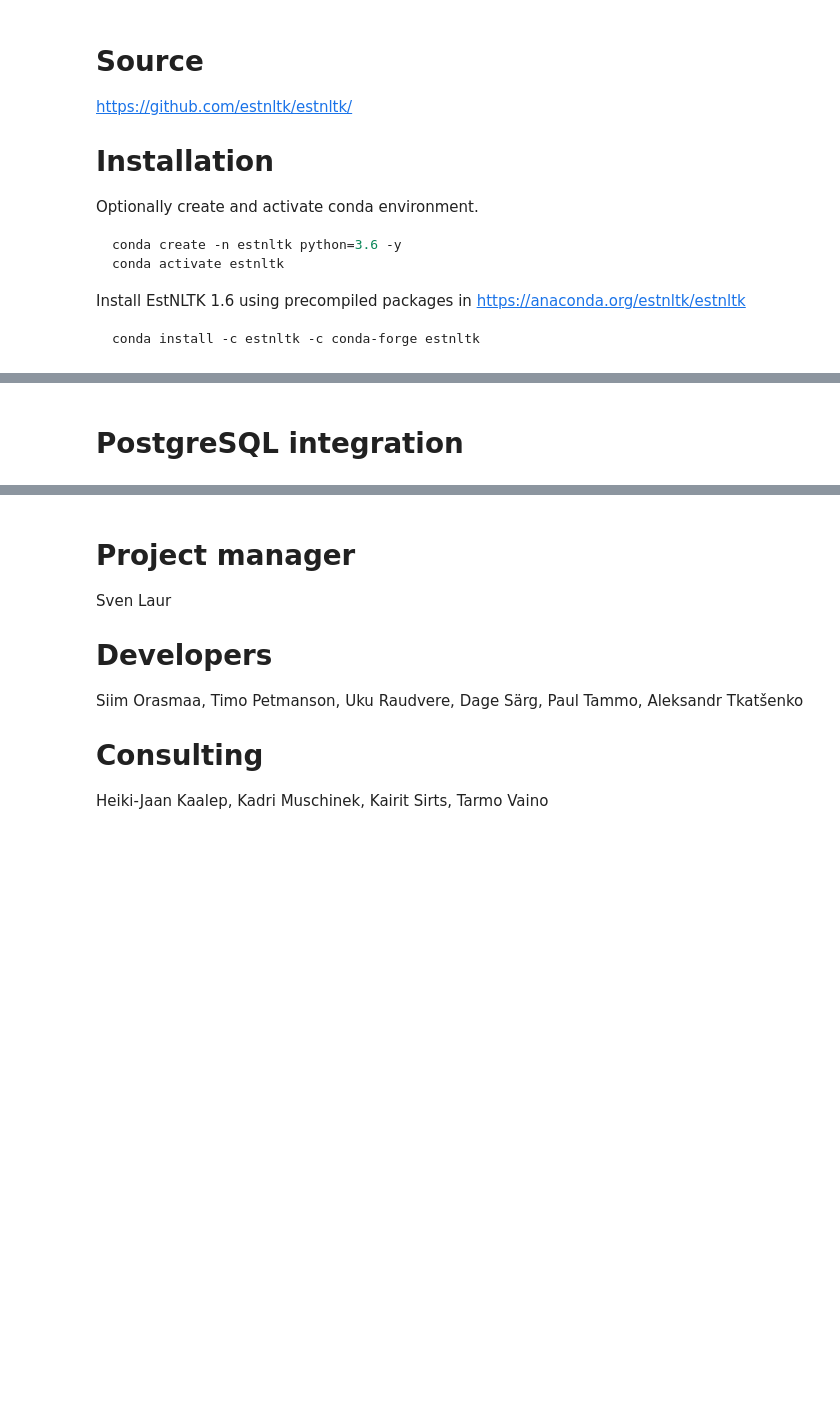
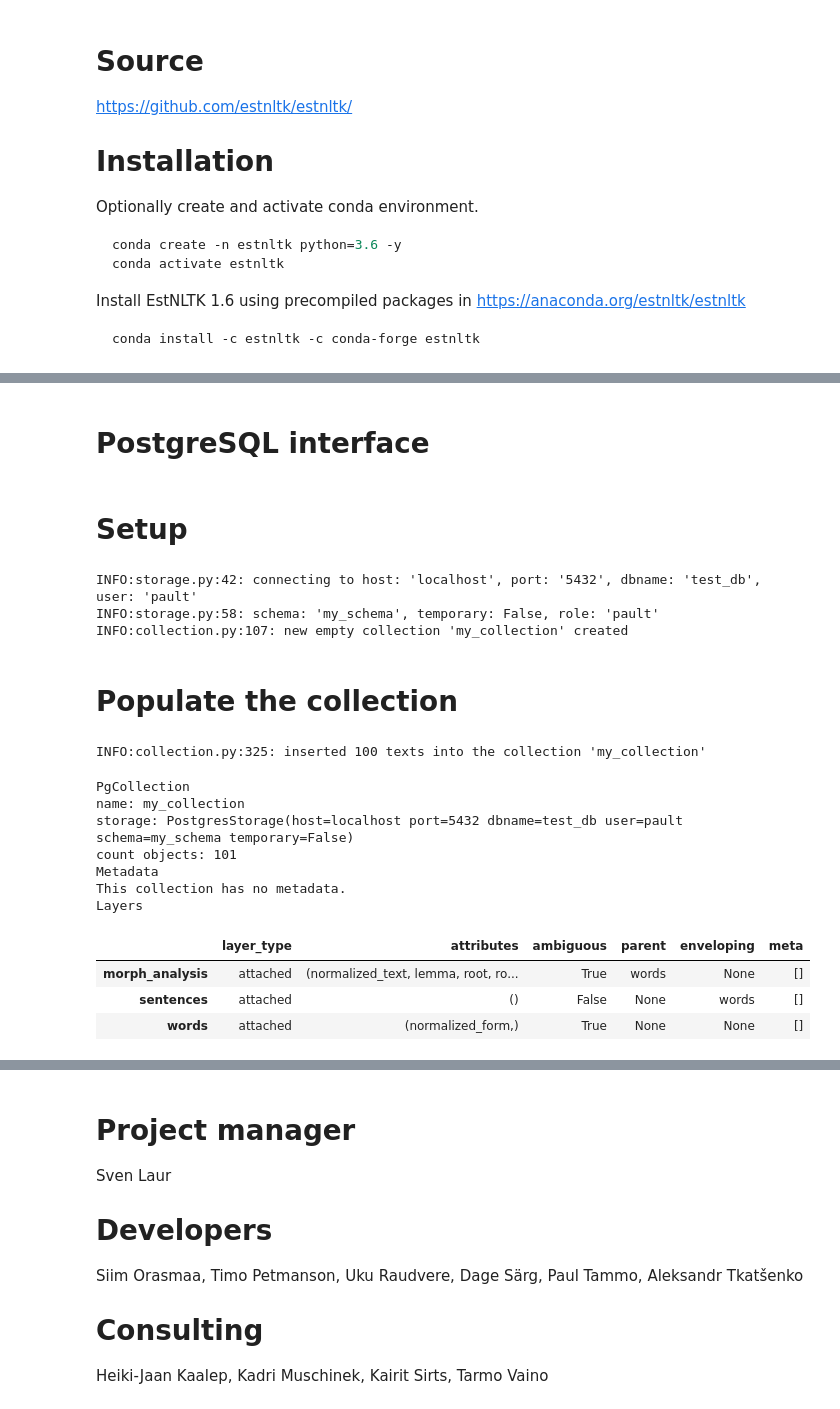
Before and after one commit to estnltk/presentation, a Jupyter notebook: 2019-10_pycon_paul_tammo/2019-10_pycon_paul_tammo.ipynb, the cells around one changed output, grey strips where cells are left out. Drawn from its saved outputs; the diff is of its cells as text; code cells hidden in the pictures; blank space fills up the shorter version.

```diff
--- a/2019-10_pycon_paul_tammo/2019-10_pycon_paul_tammo.ipynb
+++ b/2019-10_pycon_paul_tammo/2019-10_pycon_paul_tammo.ipynb
@@ -71,2 +169,48 @@ Layer
 # %% [markdown]
-# PostgreSQL integration
+# PostgreSQL interface
+# %% [markdown]
+# Setup
+# %%
+from estnltk.storage.postgres import PostgresStorage, create_schema, delete_schema
+
+storage = PostgresStorage(dbname='test_db',
+                          password=None,
+                          pgpass_file='~/.pgpass',
+                          schema='my_schema')
+create_schema(storage)
+collection = storage['my_collection'].create()
+# %% [output]
+INFO:storage.py:42: connecting to host: 'localhost', port: '5432', dbname: 'test_db', user: 'pault'
+INFO:storage.py:58: schema: 'my_schema', temporary: False, role: 'pault'
+INFO:collection.py:107: new empty collection 'my_collection' created
+# %% [markdown]
+# Populate the collection
+# %%
+from estnltk.layer_operations import split_by_sentences
+
+with open('housefly.txt') as text_file:
+    text = Text(text_file.read())
+
+text.analyse('morphology')
+
+texts = split_by_sentences(text)
+
+with collection.insert() as collection_insert:
+    for text in texts:
+        collection_insert(text)
+# %% [output]
+INFO:collection.py:325: inserted 100 texts into the collection 'my_collection'
+# %%
+collection
+# %% [output]
+PgCollection
+name: my_collection
+storage: PostgresStorage(host=localhost port=5432 dbname=test_db user=pault schema=my_schema temporary=False)
+count objects: 101
+Metadata
+This collection has no metadata.
+Layers
+|  | layer_type | attributes | ambiguous | parent | enveloping | meta |
+| morph_analysis | attached | (normalized_text, lemma, root, ro... | True | words | None | [] |
+| sentences | attached | () | False | None | words | [] |
+| words | attached | (normalized_form,) | True | None | None | [] |
```
Also changed, not shown: parts of 20 cells of this notebook.
